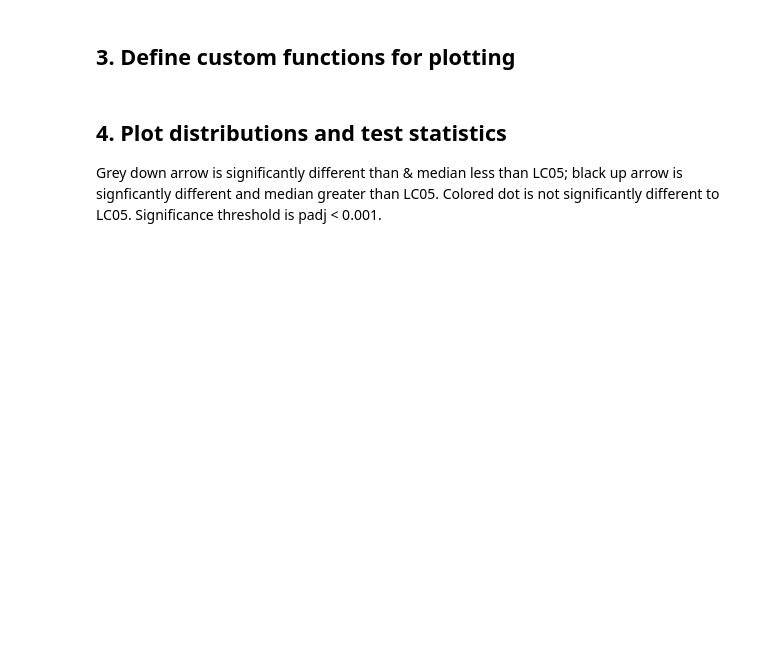
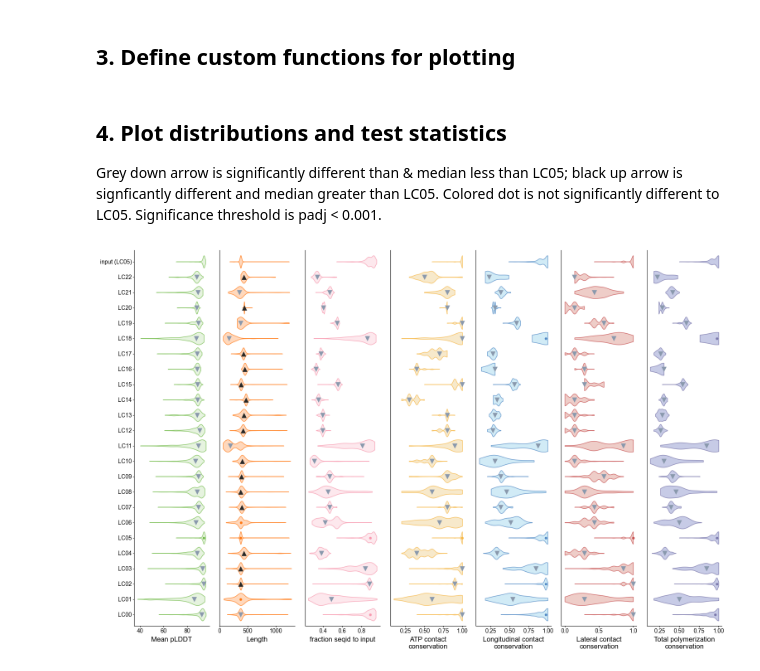
Before and after one commit to Arcadia-Science/2023-actin-embedding, a Jupyter notebook: notebooks/4_cluster_distributions.ipynb, the cells around one changed output. Saved outputs shown, nothing was run; the diff lists cells and outputs as text; code cells hidden in the pictures; blank space fills up the shorter version.

```diff
--- a/notebooks/4_cluster_distributions.ipynb
+++ b/notebooks/4_cluster_distributions.ipynb
@@ -27,7 +41,7 @@ display(combined_data_df)
 # %% [markdown]
 ## 2. Extract relevant columns
 # %%
-list_cols = ['pdb_confidence', 'Length', 'avg_fid', 'lon_fraction_matching', 'lat_fraction_matching', 'atp_fraction_matching', "w_avg_contacts"]
+list_cols = ['pdb_confidence', 'Length', 'avg_fid', 'atp_fraction_matching', 'lon_fraction_matching', 'lat_fraction_matching', "w_avg_contacts"]
 
 agg_lambda_func = {col: (list if col in list_cols else 'first') for col in combined_data_df.columns }
 
@@ -84,38 +98,38 @@ Significance threshold is padj < 0.001.
 plotting_rules = {
     'Length': {
         'textlabel': 'Length',
-        'facecolor': apc.All['arcadia:oat'],
-        'edgecolor': apc.All['arcadia:canary']
+        'facecolor': apc.adjust_lightness(apc.All['arcadia:tangerine'], 1.1),
+        'edgecolor': apc.adjust_lightness(apc.All['arcadia:tangerine'], 0.7)
     },
     'pdb_confidence': {
         'textlabel': 'Mean pLDDT',
-        'facecolor': apc.All['arcadia:bluesky'],
-        'edgecolor': apc.All['arcadia:aegean']
+        'facecolor': apc.adjust_lightness(apc.All['arcadia:lime'], 1.4),
+        'edgecolor': apc.adjust_lightness(apc.All['arcadia:lime'], 0.8)
     },
     'avg_fid': {
         'textlabel': 'fraction seqid to input',
         'facecolor': apc.adjust_lightness(apc.All['arcadia:rose'], 1.2),
         'edgecolor': apc.All['arcadia:rose']
     },
+    'atp_fraction_matching': {
+        'textlabel': 'ATP contact\nconservation',
+        'facecolor': apc.All['arcadia:oat'],
+        'edgecolor': apc.All['arcadia:canary']
+    },
     'lon_fraction_matching': {
         'textlabel': 'Longitudinal contact\nconservation',
-        'facecolor': apc.adjust_lightness(apc.All['arcadia:lime'], 1.4),
-        'edgecolor': apc.adjust_lightness(apc.All['arcadia:lime'], 0.8),
+        'facecolor': apc.All['arcadia:bluesky'],
+        'edgecolor': apc.All['arcadia:aegean']
     },
     'lat_fraction_matching': {
         'textlabel': 'Lateral contact\nconservation',
-        'facecolor': apc.adjust_lightness(apc.All['arcadia:tangerine'], 1.1),
-        'edgecolor': apc.adjust_lightness(apc.All['arcadia:tangerine'], 0.7)
-    },
-    'atp_fraction_matching': {
-        'textlabel': 'ATP contact\nconservation',
-        'facecolor': apc.All['arcadia:wish'],
-        'edgecolor': apc.All['arcadia:aster']
+        'facecolor': apc.adjust_lightness(apc.All['arcadia:mars'], 1.2),
+        'edgecolor': apc.All['arcadia:dragon']
     },
     "w_avg_contacts": {
         "textlabel": "Total polymerization\nconservation",
-        'facecolor': apc.adjust_lightness(apc.All['arcadia:mars'], 1.2),
-        'edgecolor': apc.All['arcadia:dragon']
+        'facecolor': apc.All['arcadia:wish'],
+        'edgecolor': apc.All['arcadia:aster']
     },
 }
 
@@ -163,30 +177,32 @@ for i, ax in enumerate(axs):
         pc.set_alpha(0.8)
 
     for j, (clu, median) in enumerate(medians_dict.items()):
 
         if corrected_stat_results_dict[col][clu] > threshold_pvalue:
             marker = "."
             color = plotting_rules[col]['edgecolor']
 
         elif median < canonical_actin_clus_median:
             marker = "v"
             color = apc.All['arcadia:marineblue']
 
         elif median > canonical_actin_clus_median:
             marker = "^"
             color = apc.All['arcadia:crow']
 
         ax.scatter(median, j + 1, marker = marker, color = color, s = 80)
 
     ax.set_xlabel(plotting_rules[col]['textlabel'])
 
     if i == 0:
         ax.set_yticks(range(1, len(distribution_dict[col].keys()) + 2) , list(distribution_dict[col].keys()) + ['input (LC05)'])
     else:
         ax.set_yticks([])
     ax.set_ylim((0.25, len(distribution_dict[col].keys()) + 1.75))
 
 plt.subplots_adjust(wspace = 0.1)
 plt.tight_layout()
 
 plt.savefig("../output/actin_cluster_distributions_vs_LC05.svg", bbox_inches = "tight")
+# %% [output]
+[figure, added]
```
Also changed, not shown: parts of 1 cell of this notebook, 1 other file.
